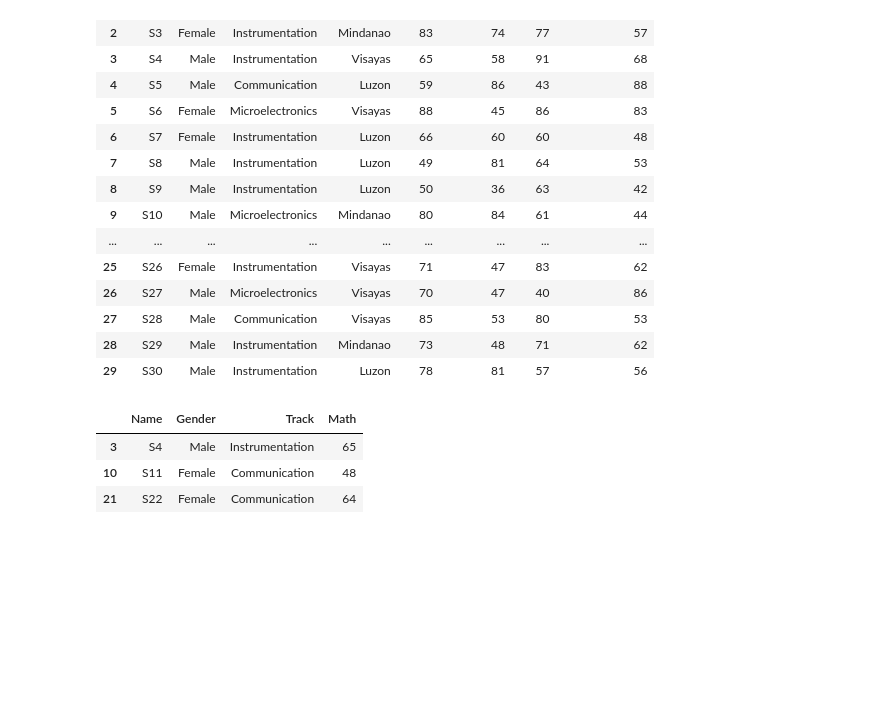
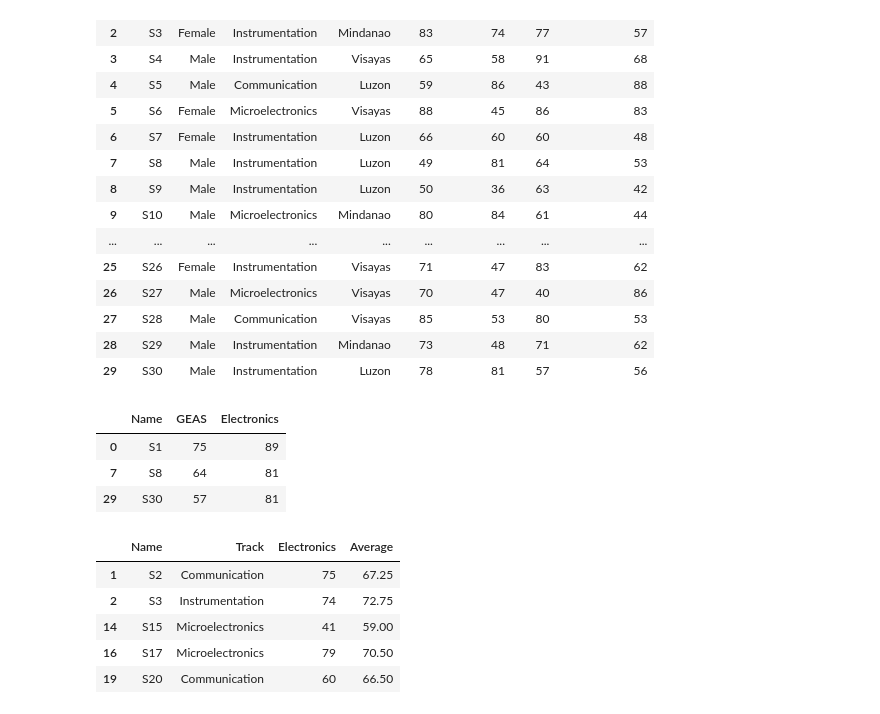
Before and after one commit to MariedelD/Experiment4_Domingo-M_2ECEA, a Jupyter notebook: Experiment4_Domingo-M_2ECEA.ipynb, the cells around one changed output. Drawn from its saved outputs; the diff is of its cells as text; code cells hidden in the pictures; blank space fills up the shorter version.

```diff
--- a/Experiment4_Domingo-M_2ECEA.ipynb
+++ b/Experiment4_Domingo-M_2ECEA.ipynb
@@ -23,11 +25,26 @@ boards
 | 27 | S28 | Male | Communication | Visayas | 85 | 53 | 80 | 53 |
 | 28 | S29 | Male | Instrumentation | Mindanao | 73 | 48 | 71 | 62 |
 | 29 | S30 | Male | Instrumentation | Luzon | 78 | 81 | 57 | 56 |
-# %%
-Vis = boards.loc[(boards['Hometown'] == 'Visayas') & (boards [ 'Math' ]<70), ['Name', 'Gender', 'Track','Math']]
-Vis
-# %% [output]
-|  | Name | Gender | Track | Math |
-| 3 | S4 | Male | Instrumentation | 65 |
-| 10 | S11 | Female | Communication | 48 |
-| 21 | S22 | Female | Communication | 64 |
+# %%
+# This function acts as your search engine, displaying only the columns and rows you need that meet your specified criteria.
+Instru = board.loc[(board['Hometown'] == 'Luzon') & (board['Track'] == 'Instrumentation') & (board['Electronics'] > 70), ['Name','GEAS','Electronics']]
+Instru
+# %% [output]
+|  | Name | GEAS | Electronics |
+| 0 | S1 | 75 | 89 |
+| 7 | S8 | 64 | 81 |
+| 29 | S30 | 57 | 81 |
+# %%
+#This function will calculate the average of each column specified and will be stored in variable Average
+board['Average'] = round(board[['Math', 'Electronics', 'GEAS', 'Communication']].mean(axis=1),2)
+
+# This function filters you table, displaying only the specified columns and rows
+Mindy = board.loc[(board['Hometown'] == 'Mindanao') & (board['Gender'] == 'Female') & (board['Average'] >= 55), ['Name','Track','Electronics', 'Average']]
+Mindy
+# %% [output]
+|  | Name | Track | Electronics | Average |
+| 1 | S2 | Communication | 75 | 67.25 |
+| 2 | S3 | Instrumentation | 74 | 72.75 |
+| 14 | S15 | Microelectronics | 41 | 59.00 |
+| 16 | S17 | Microelectronics | 79 | 70.50 |
+| 19 | S20 | Communication | 60 | 66.50 |
```
Also changed, not shown: parts of 4 cells of this notebook.
